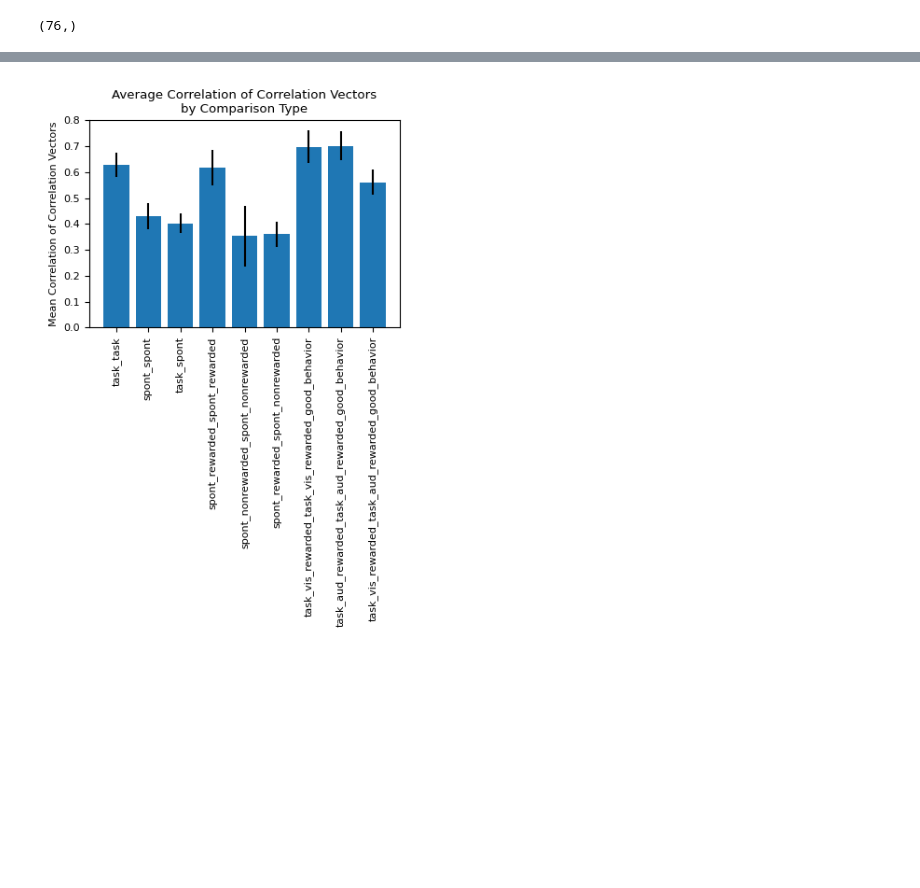
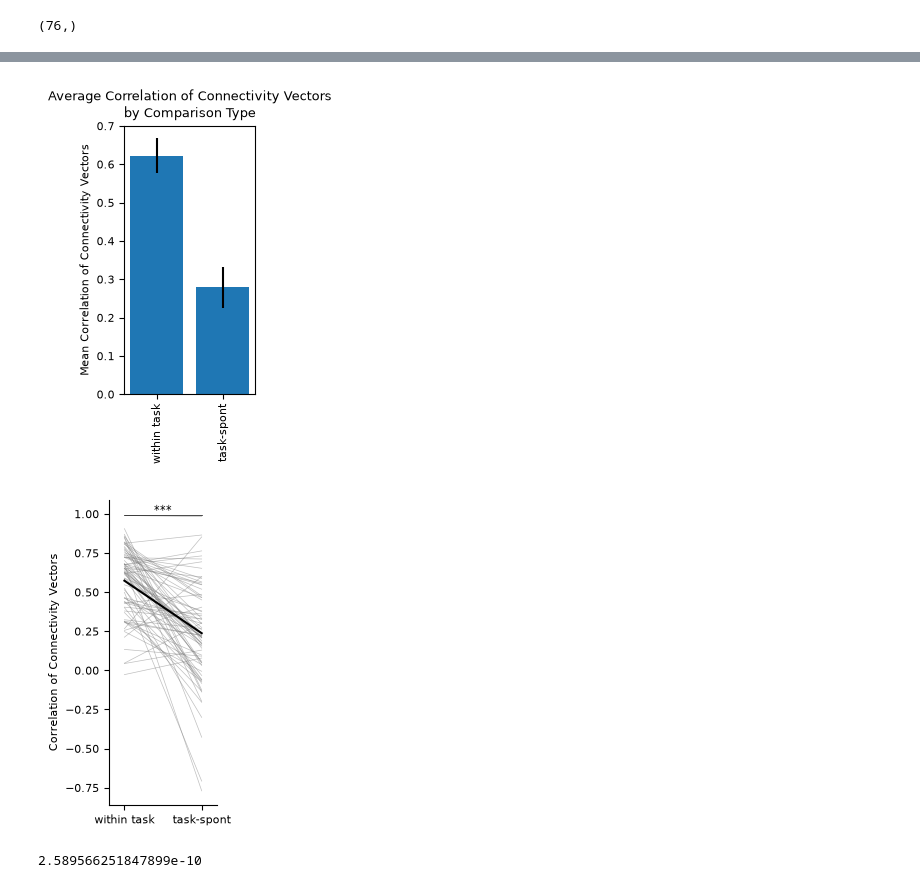
Before and after one commit to AllenInstitute/dynamic_routing_analysis, a Jupyter notebook: notebooks/blockwise_correlate_predict_proba_across_structures.ipynb, the cells around one changed output, grey strips where cells are left out. Cells and saved outputs as stored; diff of their text form; code cells hidden in the pictures; blank space fills up the shorter version.

```diff
--- a/notebooks/blockwise_correlate_predict_proba_across_structures.ipynb
+++ b/notebooks/blockwise_correlate_predict_proba_across_structures.ipynb
@@ -942,6 +940,10 @@ def average_across_combination_types(cross_block_correlation_table, z_transform=
             '(block_1_is_task and block_1_cross_modality_dprime>1.0 and ~block_2_is_task and ~block_2_is_spont_rewarded) or \
              (block_2_is_task and block_2_cross_modality_dprime>1.0 and ~block_1_is_task and ~block_1_is_spont_rewarded)'
         ),
+        'task_good_behavior_spont_nonrewarded_pre_task': cross_block_correlation_table.query(
+            '(block_1_is_task and block_1_cross_modality_dprime>1.0 and ~block_2_is_task and ~block_2_is_spont_rewarded and block_2_is_pre_task_spont) or \
+            (block_2_is_task and block_2_cross_modality_dprime>1.0 and ~block_1_is_task and ~block_1_is_spont_rewarded and block_1_is_pre_task_spont)'
+        ),
         'task_vis_rewarded_task_vis_rewarded_good_behavior': cross_block_correlation_table.query(
             'block_1_is_task and block_2_is_task and \
             block_1_rewarded_modality=="vis" and block_2_rewarded_modality=="vis" and \
@@ -1309,16 +1296,70 @@ grand_average_comparisons
 # %%
 #make new bar plots or heatmaps?
 
-data_to_plot=['task_task', 'spont_spont', 'task_spont',
-              #'task_task_good_behavior', 'task_good_behavior_task_bad_behavior', 'task_good_behavior_spont_rewarded',
-              'task_vis_rewarded_task_vis_rewarded_good_behavior', 'task_aud_rewarded_task_aud_rewarded_good_behavior', 'task_vis_rewarded_task_aud_rewarded_good_behavior',
-              'spont_rewarded_spont_rewarded', 'spont_nonrewarded_spont_nonrewarded', 'spont_rewarded_spont_nonrewarded',]
+data_to_plot=[
+    'task_task_good_behavior','task_good_behavior_spont_nonrewarded_pre_task'
+    # 'task_task', 'spont_spont', 'task_spont',
+    # 'task_task_good_behavior', 'task_good_behavior_task_bad_behavior', 'task_good_behavior_spont_rewarded',
+    # 'task_vis_rewarded_task_vis_rewarded_good_behavior', 'task_aud_rewarded_task_aud_rewarded_good_behavior', 'task_vis_rewarded_task_aud_rewarded_good_behavior',
+    # 'spont_rewarded_spont_rewarded', 'spont_nonrewarded_spont_nonrewarded', 'spont_rewarded_spont_nonrewarded',
+]
+data_labels=['within task','task-spont']
+if len(data_labels)==0:
+    data_labels=data_to_plot
 plot_df=grand_average_comparisons.query('combination_type in @data_to_plot')
-fig,ax=plt.subplots(figsize=(4,6))
+fig,ax=plt.subplots(figsize=(2,4))
 ax.bar(plot_df['combination_type'], plot_df['mean_r'], yerr=plot_df['sem_r'])
-ax.set_ylabel('Mean Correlation of Correlation Vectors')
-ax.set_title(f'Average Correlation of Correlation Vectors\nby Comparison Type')
-ax.set_xticklabels(plot_df['combination_type'], rotation=90, ha='center')
+ax.set_ylabel('Mean Correlation of Connectivity Vectors')
+ax.set_title(f'Average Correlation of Connectivity Vectors\nby Comparison Type')
+ax.set_xticklabels(data_labels, rotation=90, ha='center')
 fig.tight_layout()
 # %% [output]
-[figure, old version]
+[figure, new version]
+# %%
+sel_sessions=dr_good_behavior_list
+
+within_task_col='task_task_good_behavior'
+task_spont_col='task_good_behavior_spont_nonrewarded_pre_task'
+
+within_task_values=all_session_correlations_by_type.query('session_id in @sel_sessions and combination_type==@within_task_col')['mean_r'].values
+task_spont_values=all_session_correlations_by_type.query('session_id in @sel_sessions and combination_type==@task_spont_col')['mean_r'].values
+
+r,p=stats.wilcoxon(within_task_values, task_spont_values)
+
+# data_to_plot=np.vstack([within_task_values, task_spont_values])
+data_labels=['within task','task-spont']
+
+fig,ax=plt.subplots(figsize=(2,3.5))
+ax.plot(data_labels, [within_task_values, task_spont_values], color='gray', linestyle='-', linewidth=0.5, alpha=0.5)
+ax.plot(data_labels, [within_task_values.mean(), task_spont_values.mean()], 'k-')
+ax.set_ylabel('Correlation of Connectivity Vectors')
+# ax.set_title(f'Average Correlation of Connectivity Vectors\nby Comparison Type')
+ax.spines['top'].set_visible(False)
+ax.spines['right'].set_visible(False)
+ax.set_xlim(-0.2,1.2)
+
+# plot significance stars according to p value
+if p < 0.001:
+    ax.text(0.5, max(within_task_values.max(), task_spont_values.max()), '***', ha='center', va='bottom', color='k')
+    ax.plot([0, 1], [max(within_task_values.max(), task_spont_values.max())]*2, 'k-', linewidth=0.5)
+    ax.set_ylim(top=max(within_task_values.max(), task_spont_values.max())*1.1)
+elif p < 0.01:
+    ax.text(0.5, max(within_task_values.max(), task_spont_values.max()), '**', ha='center', va='bottom', color='k')
+    ax.plot([0, 1], [max(within_task_values.max(), task_spont_values.max())]*2, 'k-', linewidth=0.5)
+    ax.set_ylim(top=max(within_task_values.max(), task_spont_values.max())*1.1)
+elif p < 0.05:
+    ax.text(0.5, max(within_task_values.max(), task_spont_values.max()), '*', ha='center', va='bottom', color='k')
+    ax.plot([0, 1], [max(within_task_values.max(), task_spont_values.max())]*2, 'k-', linewidth=0.5)
+    ax.set_ylim(top=max(within_task_values.max(), task_spont_values.max())*1.1)
+else:
+    ax.text(0.5, max(within_task_values.max(), task_spont_values.max()), 'n.s.', ha='center', va='bottom', color='k')
+    ax.plot([0, 1], [max(within_task_values.max(), task_spont_values.max())]*2, 'k-', linewidth=0.5)
+    ax.set_ylim(top=max(within_task_values.max(), task_spont_values.max())*1.1)
+
+fig.tight_layout()
+# %% [output]
+[figure, added]
+# %%
+p
+# %% [output]
+2.589566251847899e-10
```
Also changed, not shown: parts of 13 cells of this notebook, 3 other files.
